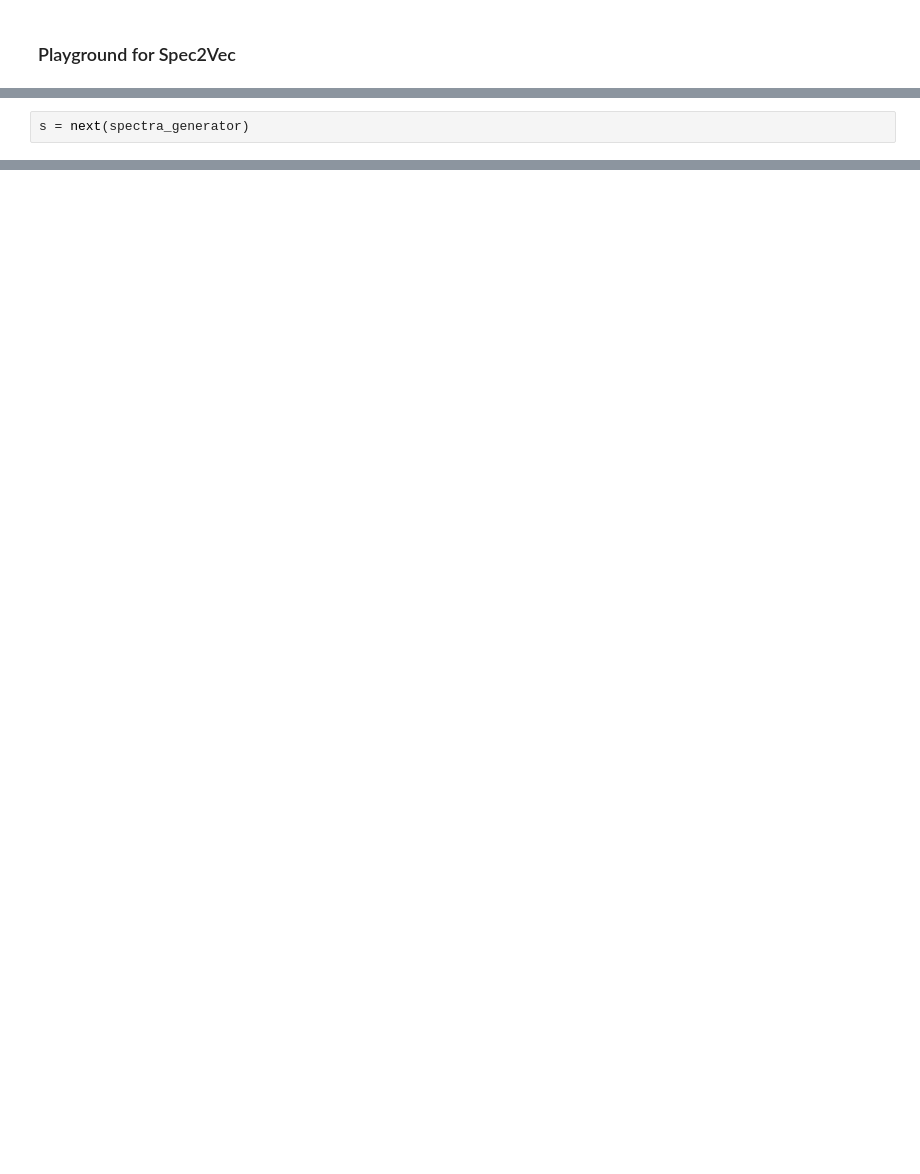
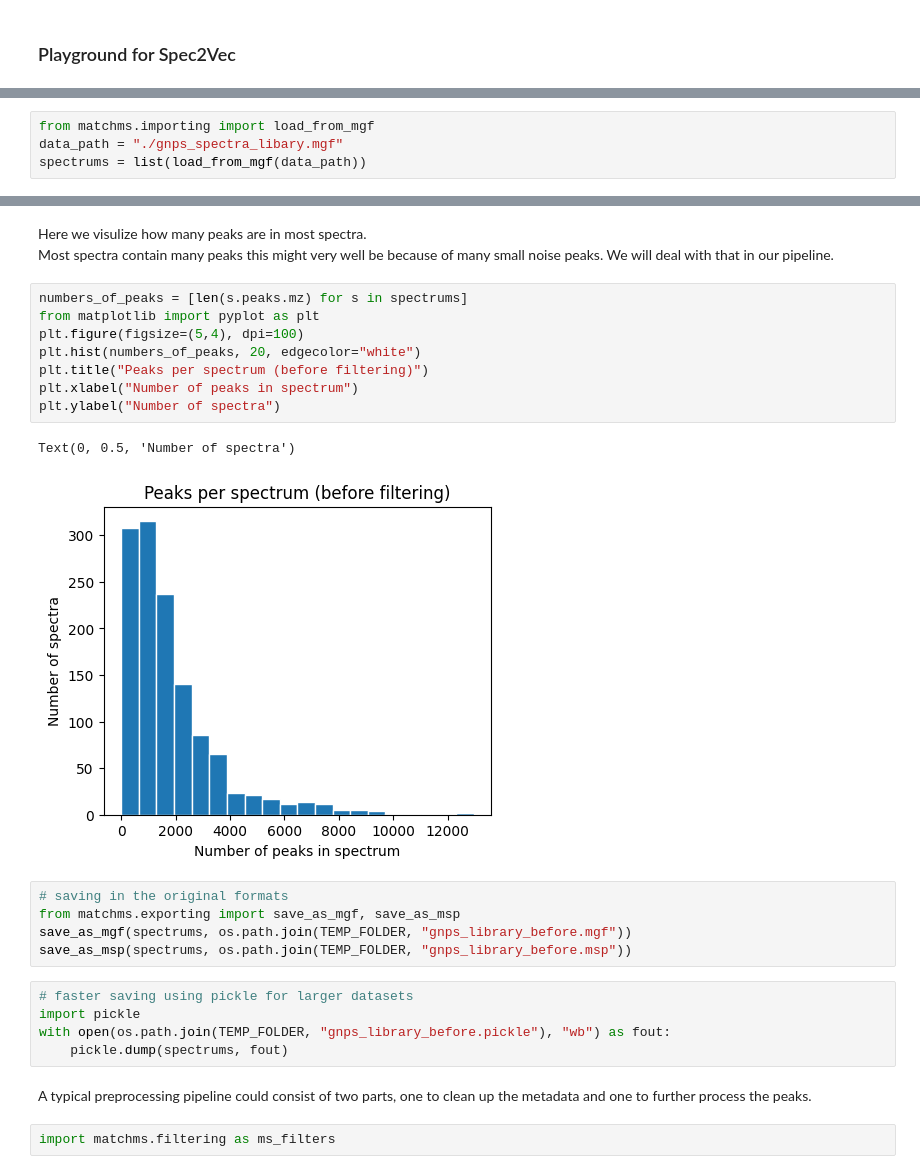
Before and after one commit to alpi314/mass_spectra, a Jupyter notebook: spec2vec_playground.ipynb, the cells around one changed output, grey strips where cells are left out. Saved outputs shown, nothing was run; the diff lists cells and outputs as text; blank space fills up the shorter version.

Commit message:
matchms and spec2vec examples

```diff
--- a/spec2vec_playground.ipynb
+++ b/spec2vec_playground.ipynb
@@ -32,2 +2,0 @@ spectra_generator = spectrum_generator("./dataset/Test dataset_TBDMS_BS.mgf")
-# %%
-s = next(spectra_generator)
@@ -35,0 +11,4 @@ s = next(spectra_generator)
+# %%
+from matchms.importing import load_from_mgf
+data_path = "./gnps_spectra_libary.mgf"
+spectrums = list(load_from_mgf(data_path))
@@ -35,0 +41,28 @@ s = next(spectra_generator)
+# %% [markdown]
+Here we visulize how many peaks are in most spectra.
+Most spectra contain many peaks this might very well be because of many small noise peaks. We will deal with that in our pipeline.
+# %%
+numbers_of_peaks = [len(s.peaks.mz) for s in spectrums]
+from matplotlib import pyplot as plt
+plt.figure(figsize=(5,4), dpi=100)
+plt.hist(numbers_of_peaks, 20, edgecolor="white")
+plt.title("Peaks per spectrum (before filtering)")
+plt.xlabel("Number of peaks in spectrum")
+plt.ylabel("Number of spectra")
+# %% [output]
+Text(0, 0.5, 'Number of spectra')
+[figure, added]
+# %%
+# saving in the original formats
+from matchms.exporting import save_as_mgf, save_as_msp
+save_as_mgf(spectrums, os.path.join(TEMP_FOLDER, "gnps_library_before.mgf"))
+save_as_msp(spectrums, os.path.join(TEMP_FOLDER, "gnps_library_before.msp"))
+# %%
+# faster saving using pickle for larger datasets
+import pickle
+with open(os.path.join(TEMP_FOLDER, "gnps_library_before.pickle"), "wb") as fout:
+    pickle.dump(spectrums, fout)
+# %% [markdown]
+A typical preprocessing pipeline could consist of two parts, one to clean up the metadata and one to further process the peaks.
+# %%
+import matchms.filtering as ms_filters
```
Also changed, not shown: parts of 39 cells of this notebook, 3 other files.
